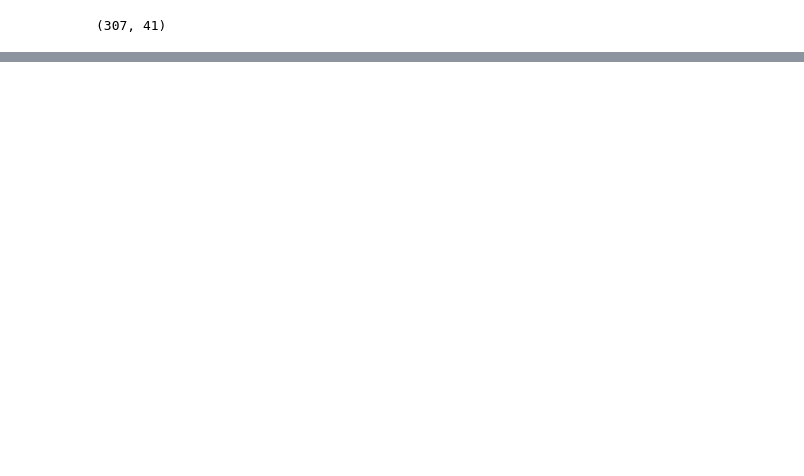
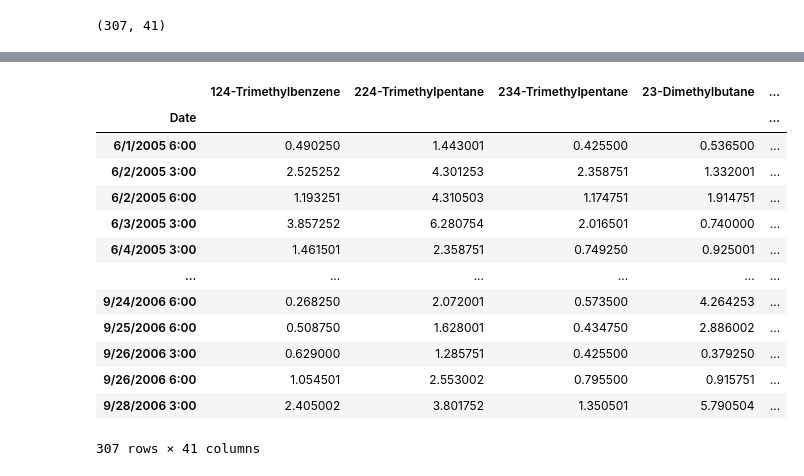
Before and after one commit to quanted/esat, a Jupyter notebook: notebooks/data_exploration.ipynb, the cells around one changed output, grey strips where cells are left out. Cells and saved outputs as stored; diff of their text form; code cells hidden in the pictures; blank space fills up the shorter version.

```diff
--- a/notebooks/data_exploration.ipynb
+++ b/notebooks/data_exploration.ipynb
@@ -117,0 +138,18 @@ array([[0.4165316 , 0.6379274 , 0.44620812, ..., 0.20604613, 0.09570183,
+# %%
+lower_bounds_V = dh.input_data - U5
+lower_bounds_V
+# %% [output]
+|  | 124-Trimethylbenzene | 224-Trimethylpentane | 234-Trimethylpentane | 23-Dimethylbutane | ... |
+| Date |  |  |  |  | ... |
+| 6/1/2005 6:00 | 0.490250 | 1.443001 | 0.425500 | 0.536500 | ... |
+| 6/2/2005 3:00 | 2.525252 | 4.301253 | 2.358751 | 1.332001 | ... |
+| 6/2/2005 6:00 | 1.193251 | 4.310503 | 1.174751 | 1.914751 | ... |
+| 6/3/2005 3:00 | 3.857252 | 6.280754 | 2.016501 | 0.740000 | ... |
+| 6/4/2005 3:00 | 1.461501 | 2.358751 | 0.749250 | 0.925001 | ... |
+| ... | ... | ... | ... | ... | ... |
+| 9/24/2006 6:00 | 0.268250 | 2.072001 | 0.573500 | 4.264253 | ... |
+| 9/25/2006 6:00 | 0.508750 | 1.628001 | 0.434750 | 2.886002 | ... |
+| 9/26/2006 3:00 | 0.629000 | 1.285751 | 0.425500 | 0.379250 | ... |
+| 9/26/2006 6:00 | 1.054501 | 2.553002 | 0.795500 | 0.915751 | ... |
+| 9/28/2006 3:00 | 2.405002 | 3.801752 | 1.350501 | 5.790504 | ... |
+307 rows × 41 columns
```
Also changed, not shown: parts of 9 cells of this notebook, 6 other files.
